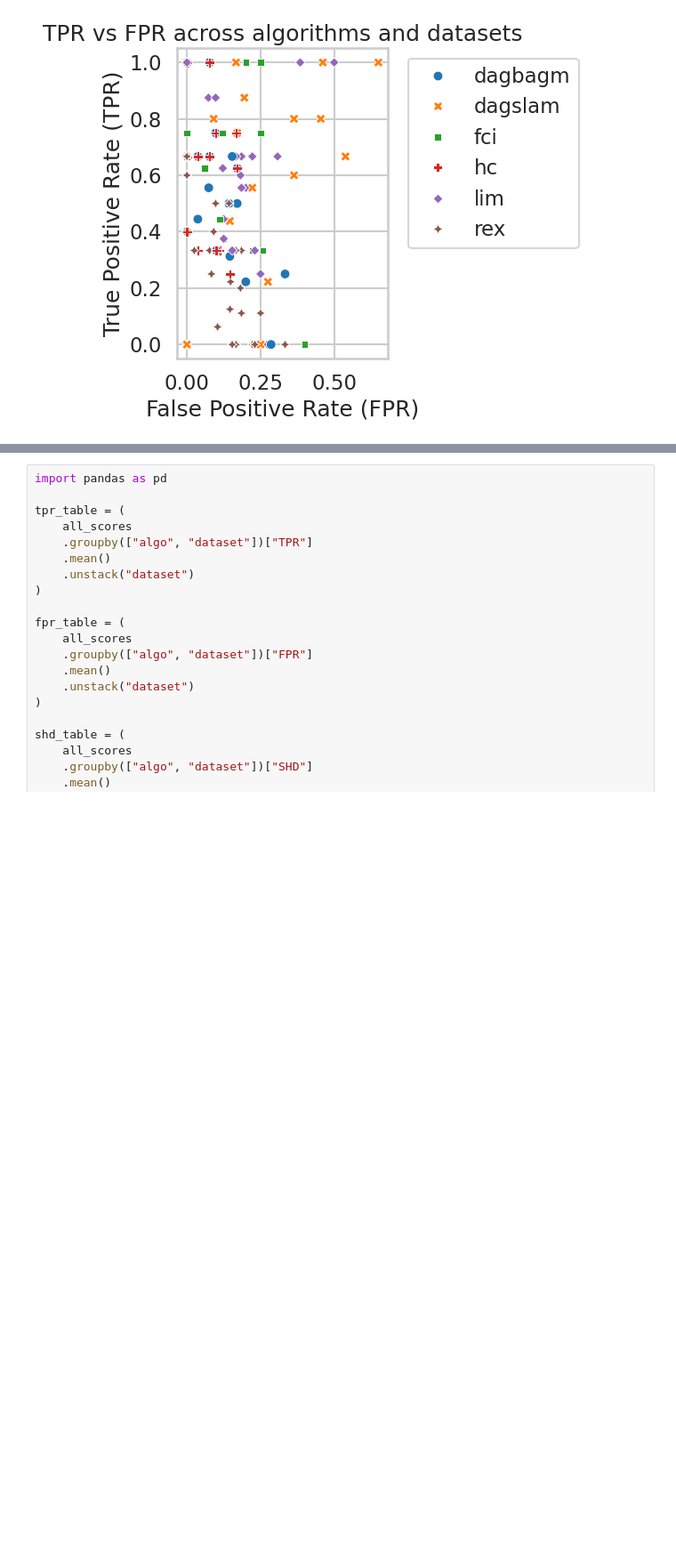
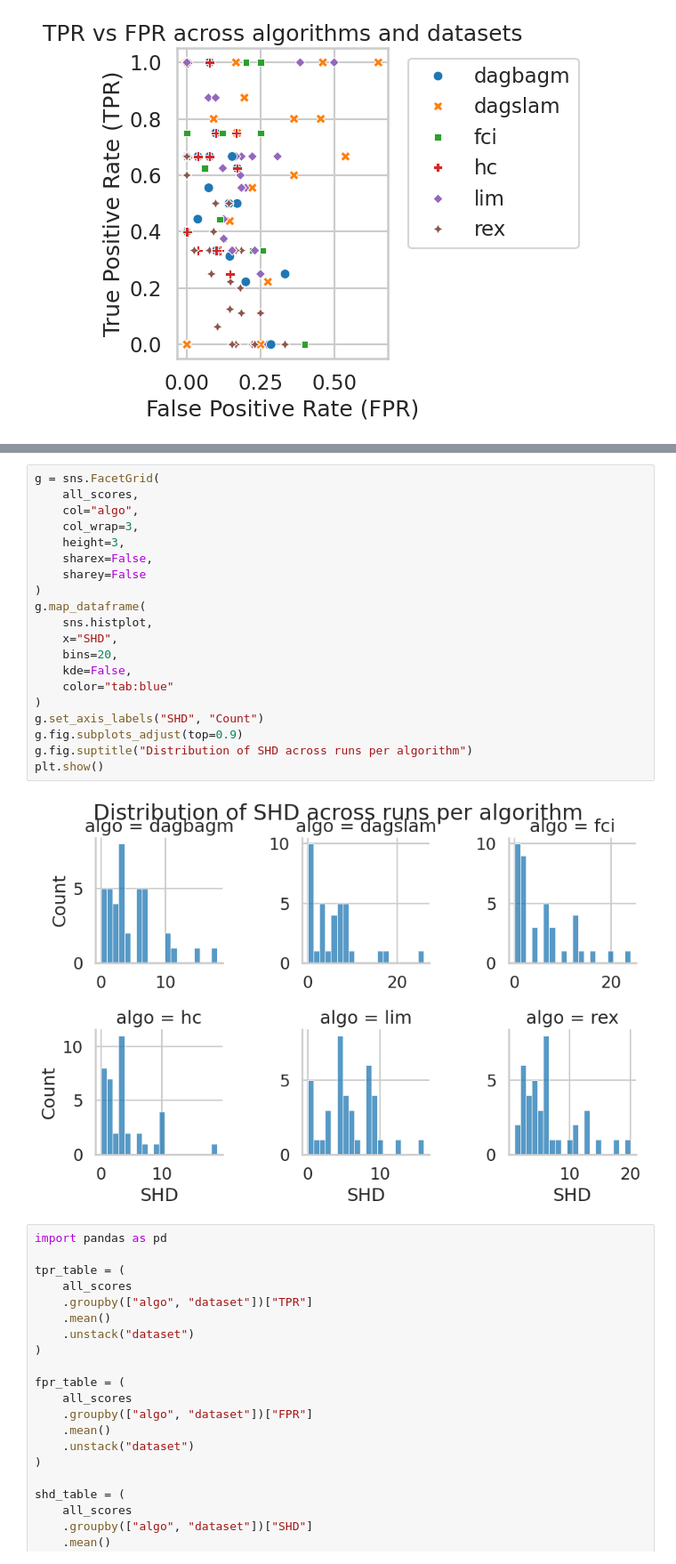
Before and after one commit to wigglypint/thesis, a Jupyter notebook: recidivism-causal/notebooks/score_plots.ipynb, the cells around one changed output, grey strips where cells are left out. Shown at 89% size. Drawn from its saved outputs; the diff is of its cells as text; blank space fills up the shorter version.

```diff
--- a/recidivism-causal/notebooks/score_plots.ipynb
+++ b/recidivism-causal/notebooks/score_plots.ipynb
@@ -181,3 +180,25 @@ plt.show()
+# %%
+g = sns.FacetGrid(
+    all_scores,
+    col="algo",
+    col_wrap=3,
+    height=3,
+    sharex=False,
+    sharey=False
+)
+g.map_dataframe(
+    sns.histplot,
+    x="SHD",
+    bins=20,
+    kde=False,
+    color="tab:blue"
+)
+g.set_axis_labels("SHD", "Count")
+g.fig.subplots_adjust(top=0.9)
+g.fig.suptitle("Distribution of SHD across runs per algorithm")
+plt.show()
+# %% [output]
+[figure, added]
 # %%
 import pandas as pd
 
```
Also changed, not shown: parts of 5 cells of this notebook, 7 other files.
